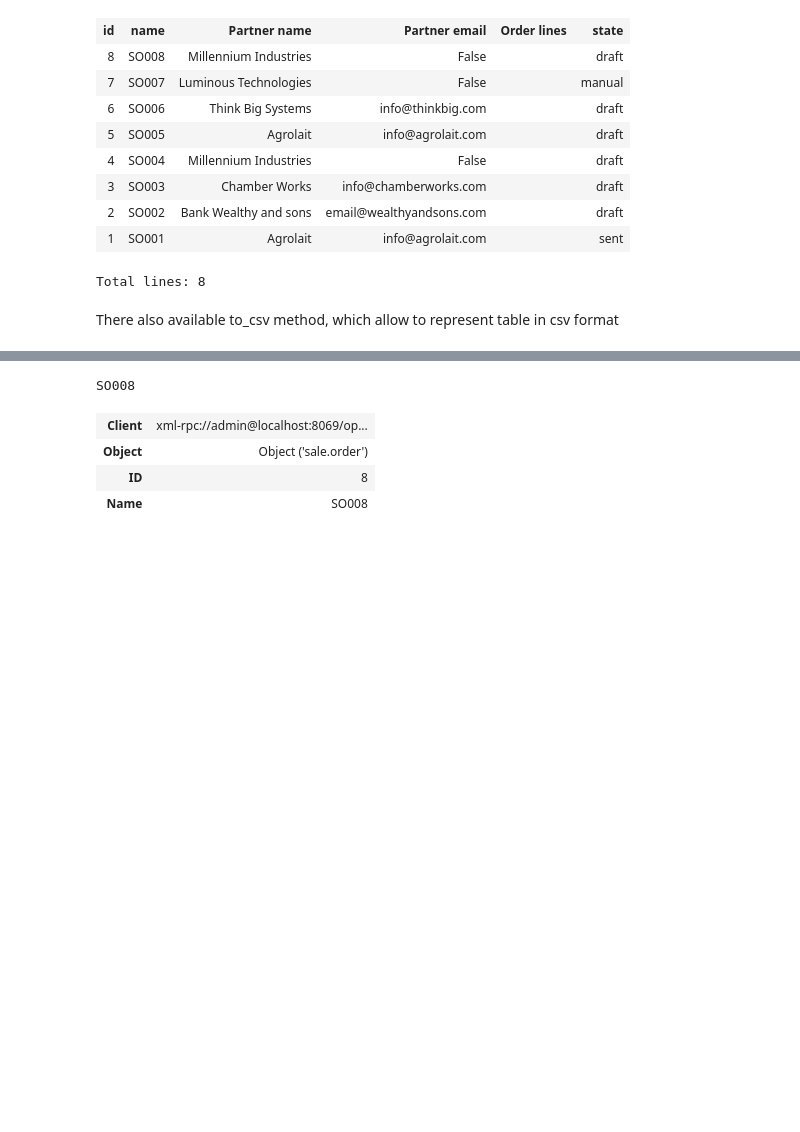
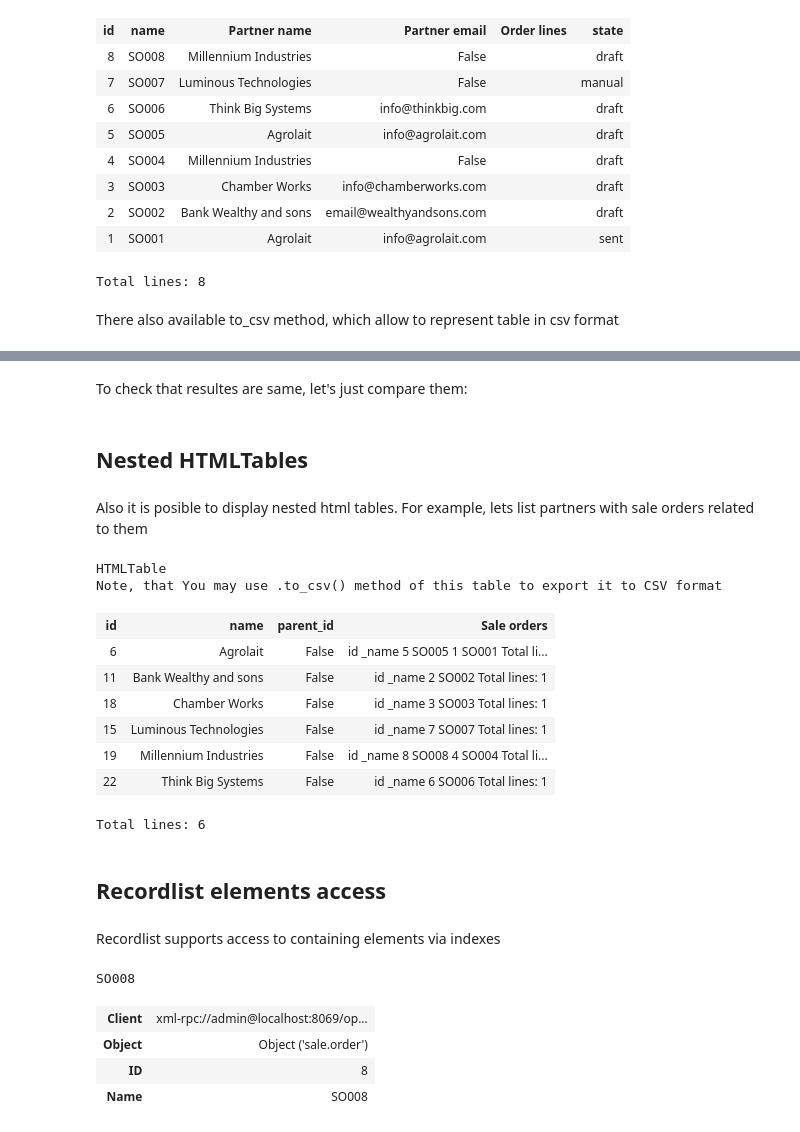
Before and after one commit to katyukha/odoo-rpc-client, a Jupyter notebook: examples/Examples & HTML tests.ipynb, the cells around one changed output, grey strips where cells are left out. Saved outputs shown, nothing was run; the diff lists cells and outputs as text; code cells hidden in the pictures; blank space fills up the shorter version.

```diff
--- a/examples/Examples & HTML tests.ipynb
+++ b/examples/Examples & HTML tests.ipynb
@@ -365,0 +388,4 @@ so_table.to_csv()
+# %%
+partners = ldb._res_partner()  # find all partners in database
+filtered_partners_l = partners.filter(lambda x: x.sale_order_ids.length >= 1)
+filtered_partners_l
@@ -365,0 +431,2 @@ so_table.to_csv()
+# %% [markdown]
+To check that resultes are same, let's just compare them:
@@ -366,3 +435,30 @@ so_table.to_csv()
+# %% [markdown]
+## Nested HTMLTables
+# %% [markdown]
+Also it is posible to display nested html tables. For example, lets list partners with sale orders related to them
+# %%
+filtered_partners_l.as_html_table(
+    'id',
+    'name',
+    'parent_id',
+    HField('sale_order_ids.as_html_table',
+           'Sale orders'),
+)
+# %% [output]
+HTMLTable
+Note, that You may use .to_csv() method of this table to export it to CSV format
+| id | name | parent_id | Sale orders |
+| 6 | Agrolait | False | id _name 5 SO005 1 SO001 Total li... |
+| 11 | Bank Wealthy and sons | False | id _name 2 SO002 Total lines: 1 |
+| 18 | Chamber Works | False | id _name 3 SO003 Total lines: 1 |
+| 15 | Luminous Technologies | False | id _name 7 SO007 Total lines: 1 |
+| 19 | Millennium Industries | False | id _name 8 SO008 4 SO004 Total li... |
+| 22 | Think Big Systems | False | id _name 6 SO006 Total lines: 1 |
+Total lines: 6
+# %% [markdown]
+## Recordlist elements access
+# %% [markdown]
+Recordlist supports access to containing elements via indexes
 # %%
 so_list[0]
 # %% [output]
```
Also changed, not shown: parts of 23 cells of this notebook, 12 other files.
